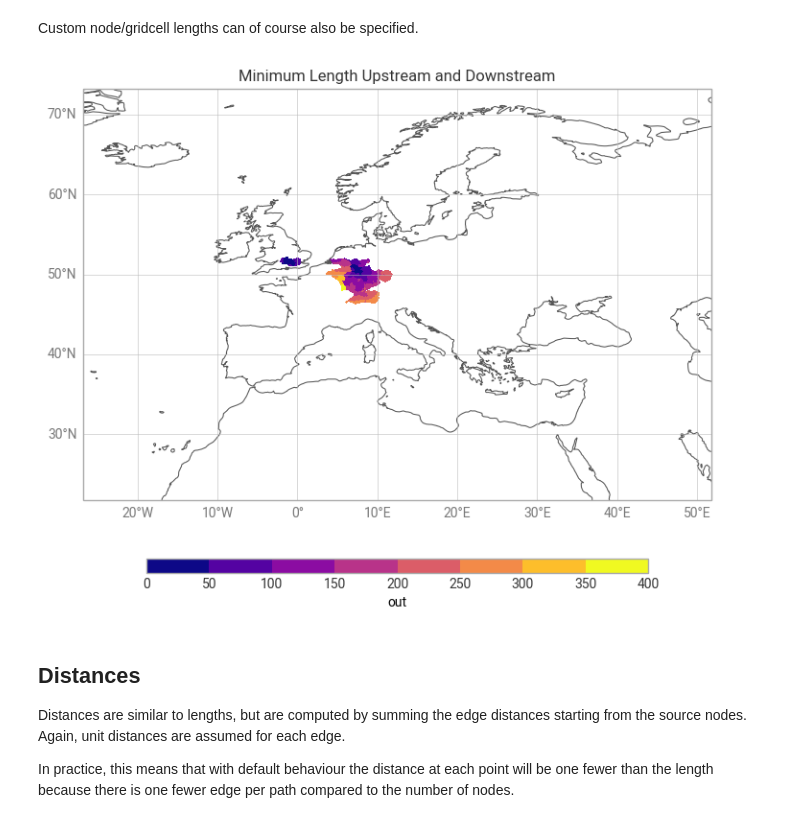
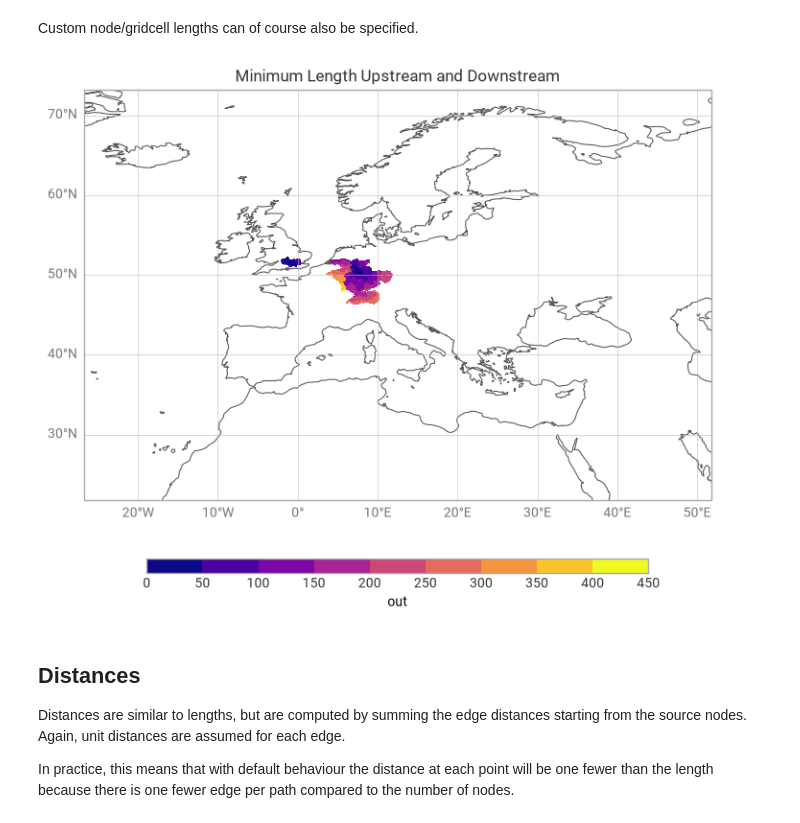
Before and after one commit to ecmwf-training/2026-earthkit-training, a Jupyter notebook: content/earthkit-hydro/ekh-4-distances-lengths.ipynb, the cells around one changed output. Saved outputs shown, nothing was run; the diff lists cells and outputs as text; code cells hidden in the pictures.

Commit message:
fix: avoid quickplot in ekh examples

```diff
--- a/content/earthkit-hydro/ekh-4-distances-lengths.ipynb
+++ b/content/earthkit-hydro/ekh-4-distances-lengths.ipynb
@@ -57,17 +58,17 @@ Custom node/gridcell lengths can of course also be specified.
 # %%
 pixel_lengths = np.random.rand(*network.shape)
 
 da = ekh.length.min(network, locations, field=pixel_lengths, upstream=True, downstream=True)
 
 chart = ekp.Map()
-chart.quickplot(da)
+chart.contourf(da)
 chart.legend(label="{variable_name}")
 chart.title("Minimum Length Upstream and Downstream")
 chart.coastlines()
 chart.gridlines()
 chart.show()
 # %% [output]
-[figure, old version]
+[figure, new version]
 # %% [markdown]
 ## Distances
 
```
Also changed, not shown: parts of 5 cells of this notebook, 3 other files.
